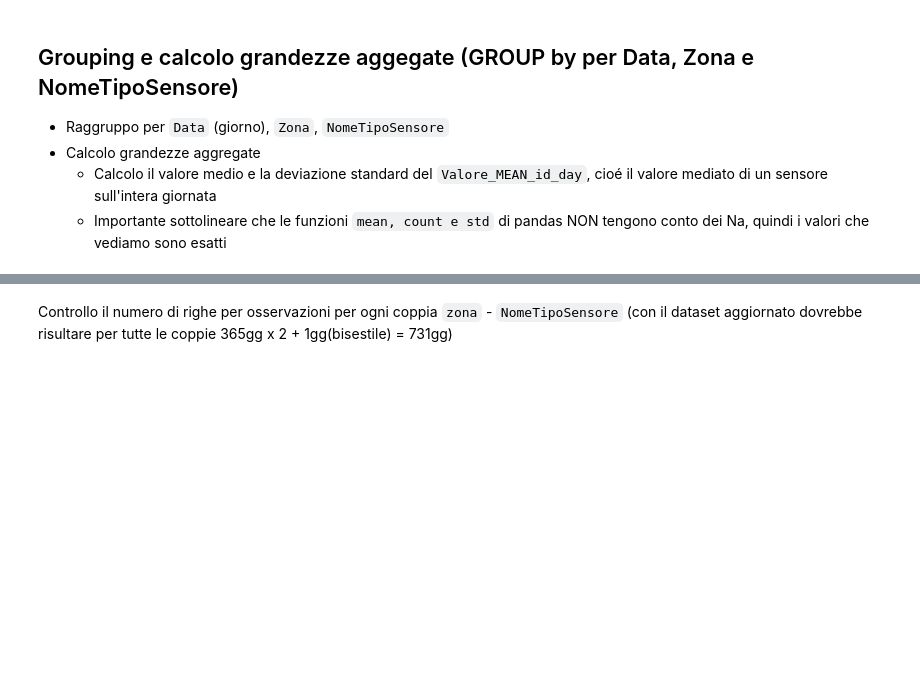
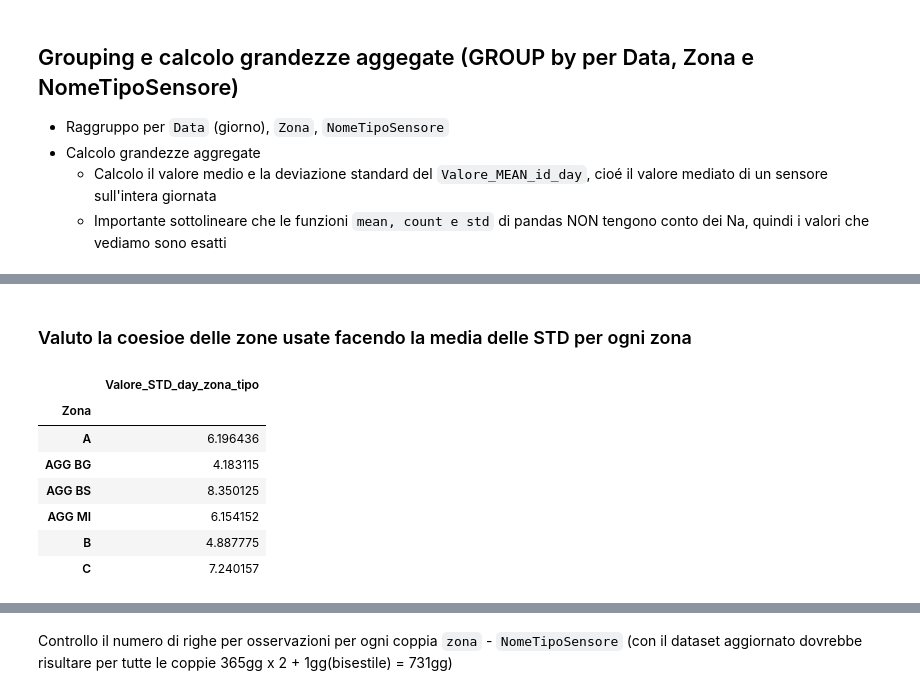
Before and after one commit to giocoal/air-quality-milano-interactive-data-visualization-tableau, a Jupyter notebook: Data_Visualization_project_21_22.ipynb, the cells around one changed output, grey strips where cells are left out. Saved outputs shown, nothing was run; the diff lists cells and outputs as text; code cells hidden in the pictures; blank space fills up the shorter version.

```diff
--- a/Data_Visualization_project_21_22.ipynb
+++ b/Data_Visualization_project_21_22.ipynb
@@ -734,0 +720,13 @@ aria_sensori_zone__day_zona_tipo[~aria_sensori_zone__day_zona_tipo['Valore_MEAN_
+# %% [markdown]
+### Valuto la coesioe delle zone usate facendo la media delle STD per ogni zona
+# %%
+aria_sensori_zone__day_zona_tipo.groupby('Zona')[['Valore_STD_day_zona_tipo']].mean()
+# %% [output]
+|  | Valore_STD_day_zona_tipo |
+| Zona |  |
+| A | 6.196436 |
+| AGG BG | 4.183115 |
+| AGG BS | 8.350125 |
+| AGG MI | 6.154152 |
+| B | 4.887775 |
+| C | 7.240157 |
```
Also changed, not shown: parts of 21 cells of this notebook.
